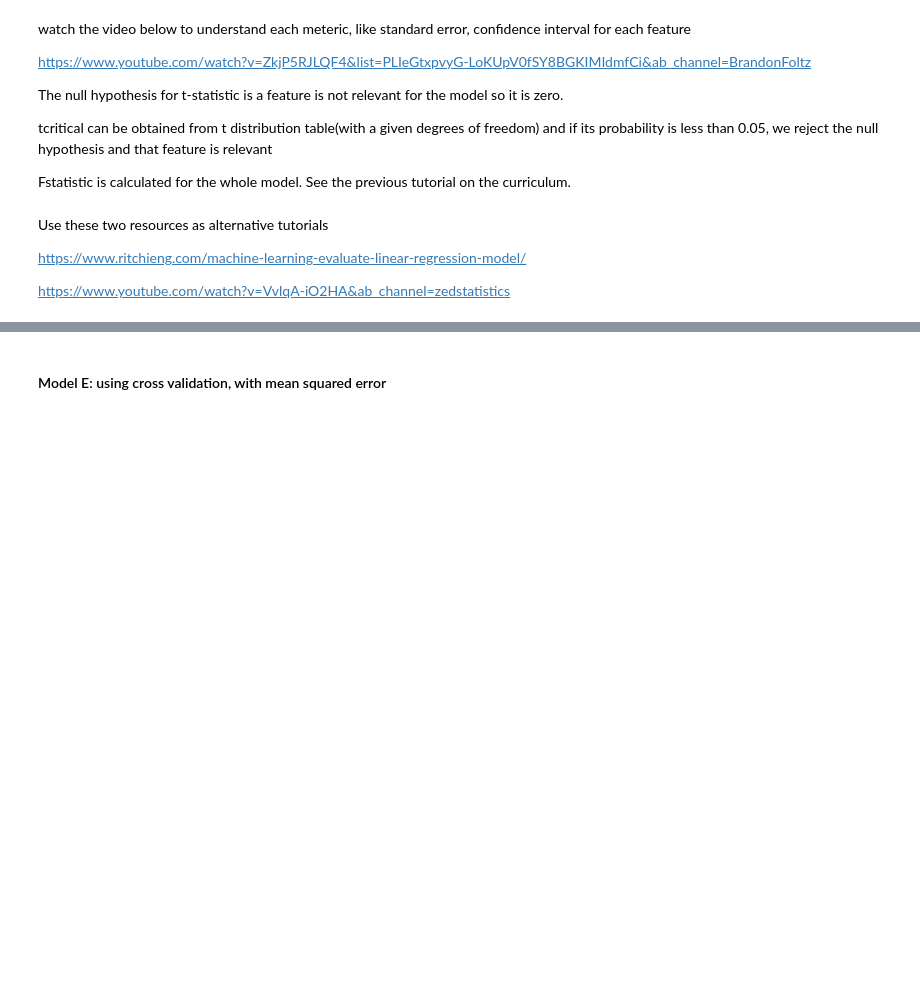
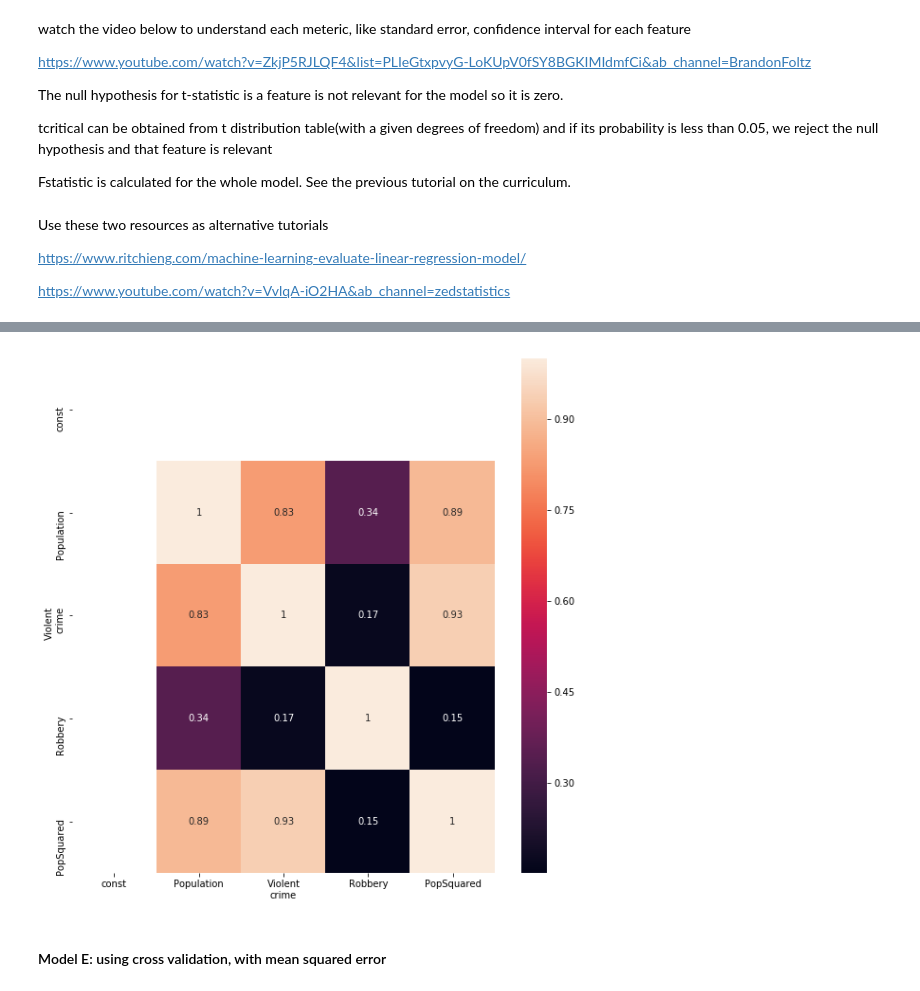
Before and after one commit to Tinsae/Thinkful-Data-Science, a Jupyter notebook: DS/Unit 2/2.5.2 Challenge+Validating a linear regression.ipynb, the cells around one changed output, grey strips where cells are left out. Cells and saved outputs as stored; diff of their text form; code cells hidden in the pictures; blank space fills up the shorter version.

```diff
--- a/DS/Unit 2/2.5.2 Challenge+Validating a linear regression.ipynb
+++ b/DS/Unit 2/2.5.2 Challenge+Validating a linear regression.ipynb
@@ -421,8 +442,8 @@ population','pop_squared','murder','robbery
 # %%
 from sklearn.linear_model import LinearRegression
 reg_model = LinearRegression()
-X = newyork[['population','pop_squared','murder','robbery']]
-Y = newyork['property_crime']
+X = newyork[['Population','PopSquared','Murder','Robbery']]
+Y = newyork['Property\ncrime']
 reg_model.fit(X,Y)
 
 print("\nworking on all data\n")
@@ -544,0 +562,83 @@ https://www.youtube.com/watch?v=VvlqA-iO2HA&ab_channel=zedstatistics
+# %%
+from sklearn.linear_model import LinearRegression
+reg_model = LinearRegression()
+X = newyork[['Population', 'Violent\ncrime', 'Robbery', 'PopSquared']]
+Y = newyork['Property\ncrime']
+reg_model.fit(X,Y)
+
+print("\nworking on all data\n")
+print("cofficients: ", reg_model.coef_)
+print("r2 whole data :", reg_model.score(X,Y))
+from sklearn import metrics
+print("rmse whole data :", np.sqrt(metrics.mean_squared_error(reg_model.predict(X), Y)))
+
+print("\nmanual calcualtion of rsquared\n")
+# manual calculation of Rsquared the whole data
+# from sckit-learn documentation
+# The coefficient R^2 is defined as (1 - u/v), where u is the residual sum of squares ((y_true - y_pred) ** 2).sum()
+# and v is the total sum of squares ((y_true - y_true.mean()) ** 2).sum().
+Yhat = reg_model.predict(X)
+SSE = np.sum((Y - Yhat) ** 2)
+SST = np.sum((Y - Y.mean()) ** 2)
+SSR = np.sum((Yhat - Y.mean()) ** 2)
+
+print("SSE: ", SSE)
+print("SST: ", SST)
+print("SSR: ", SSR)
+
+print("rsquared = ",(SSR/SST))
+print("rsquared = ",1 - (SSE/SST))
+print()
+
+
+# evaluate
+# Test your model with different holdout groups.
+from sklearn.model_selection import train_test_split
+from sklearn import metrics
+from sklearn.metrics import r2_score
+
+# Use train_test_split to create the necessary training and test groups
+X_train, X_test, y_train, y_test = train_test_split(X, Y, test_size=0.2, random_state=20)
+reg_modelR = LinearRegression()
+reg_modelR.fit(X_train, y_train)
+
+# Predict
+y_pred_train = reg_modelR.predict(X_train)
+y_pred_test = reg_modelR.predict(X_test)
+
+print("\nsklearn RMSE comparision\n")
+
+
+# RMSE comparision training error, testing error
+print("training error(RMSE): ", np.sqrt(metrics.mean_squared_error(y_train, y_pred_train)))
+print("testing error(RMSE) ", np.sqrt(metrics.mean_squared_error(y_test, y_pred_test)))
+# manual calculation of RMSE for training data
+rmse = np.sqrt(np.sum((y_train - y_pred_train) ** 2)/(y_train.shape[0]))
+print("RMSE(by hand)", rmse)
+
+print("\nsklearn R2 comparision\n")
+
+from sklearn.metrics import r2_score
+print("rsquared on train data(80%)", reg_modelR.score(X_train, y_train))
+print("rsquared on test data(20%)", reg_modelR.score(X_test, y_test))
+
+# stats model helps to find tvalues
+# check the pvalues of the parameters
+# using stats models
+print("\nstats model summary \n")
+
+import statsmodels.formula.api as smf
+import statsmodels.api as sm
+X = sm.add_constant(X)
+reg_modelT = smf.OLS(Y,X.astype(float)).fit()
+
+print(reg_modelT.summary())
+print("\n pvalues \n")
+
+print(reg_modelT.pvalues)
+
+print("\ncorrelation among features\n")
+fig= plt.figure(figsize=(10,10))
+sns.heatmap(X.corr(), annot=True)
+plt.show()
+# %% [output]
@@ -545,3 +662,4 @@ https://www.youtube.com/watch?v=VvlqA-iO2HA&ab_channel=zedstatistics
+[figure, added]
 # %% [markdown]
 #### Model E: using cross validation, with mean squared error
 # %%
```
Also changed, not shown: parts of 35 cells of this notebook, 1 other file.
